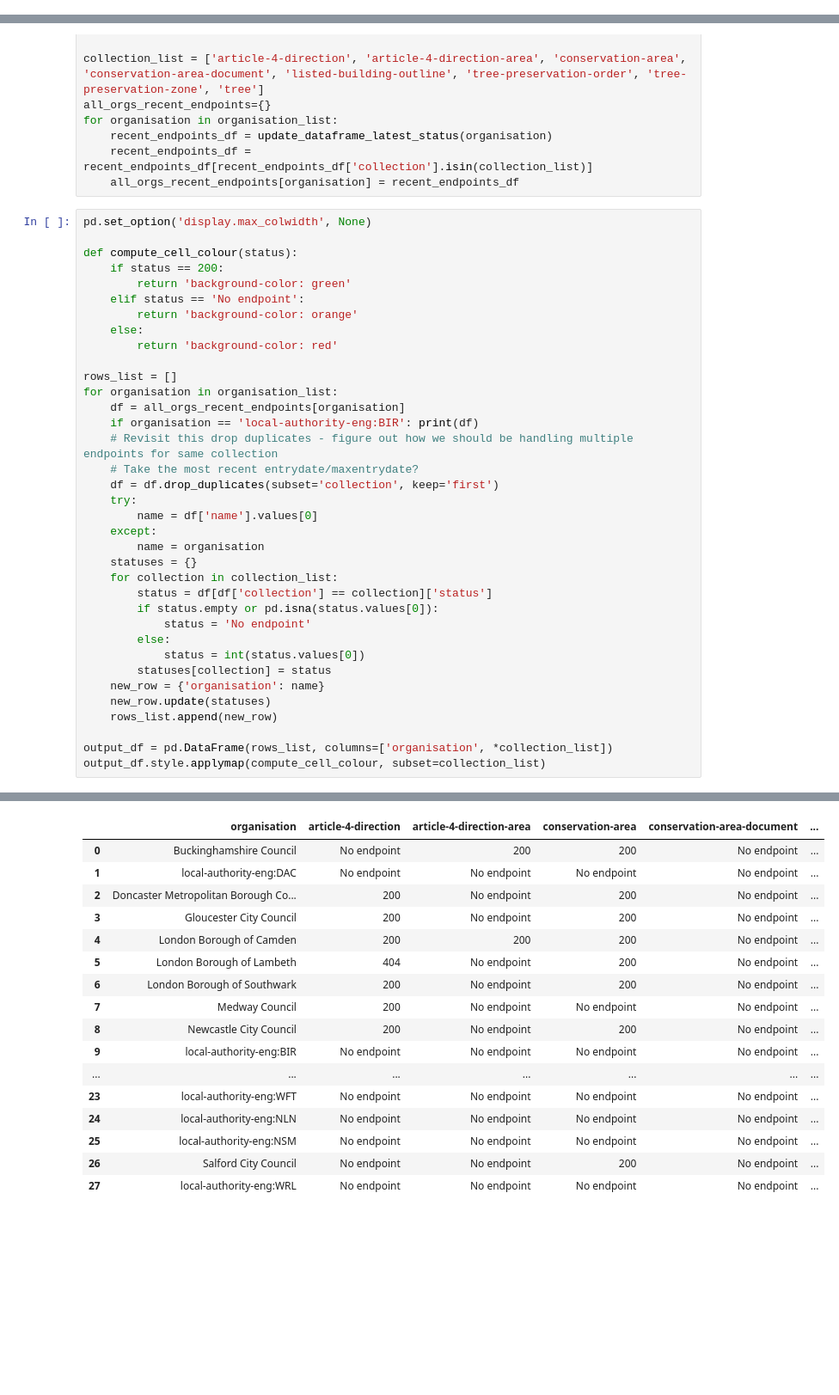
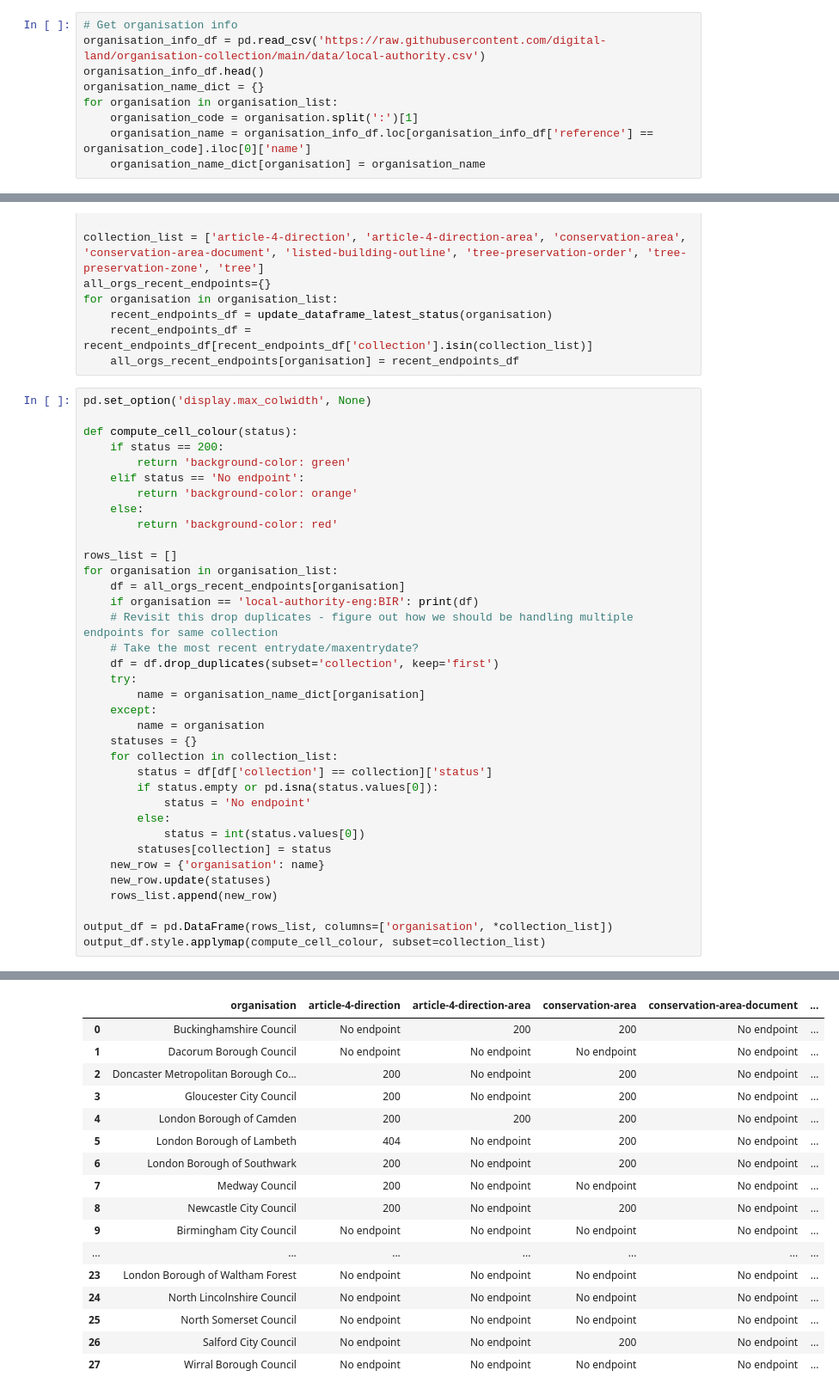
Before and after one commit to digital-land/jupyter-analysis, a Jupyter notebook: master_report.ipynb, the cells around one changed output, grey strips where cells are left out. Shown: that part at 86% size. Drawn from its saved outputs; the diff is of its cells as text; blank space fills up the shorter version.

Commit message:
Fixes incorrect organisation names

```diff
--- a/master_report.ipynb
+++ b/master_report.ipynb
@@ -32,6 +32,15 @@ else:
     print('Input file not found. Using default list of organisations.')
 # %% [output]
 Input file not found. Using default list of organisations.
+# %%
+# Get organisation info
+organisation_info_df = pd.read_csv('https://raw.githubusercontent.com/digital-land/organisation-collection/main/data/local-authority.csv')
+organisation_info_df.head()
+organisation_name_dict = {}
+for organisation in organisation_list:
+    organisation_code = organisation.split(':')[1]
+    organisation_name = organisation_info_df.loc[organisation_info_df['reference'] == organisation_code].iloc[0]['name']
+    organisation_name_dict[organisation] = organisation_name
 # %%
 datasette_url = "https://datasette.planning.data.gov.uk/"
 
@@ -122,35 +131,35 @@ def compute_cell_colour(status):
 rows_list = []
 for organisation in organisation_list:
     df = all_orgs_recent_endpoints[organisation]
     if organisation == 'local-authority-eng:BIR': print(df)
     # Revisit this drop duplicates - figure out how we should be handling multiple endpoints for same collection
     # Take the most recent entrydate/maxentrydate?
     df = df.drop_duplicates(subset='collection', keep='first')
     try:
-        name = df['name'].values[0]
+        name = organisation_name_dict[organisation]
     except:
         name = organisation
     statuses = {}
     for collection in collection_list:
         status = df[df['collection'] == collection]['status']
         if status.empty or pd.isna(status.values[0]):
             status = 'No endpoint'
         else:
             status = int(status.values[0])
         statuses[collection] = status
     new_row = {'organisation': name}
     new_row.update(statuses)
     rows_list.append(new_row)
 
 output_df = pd.DataFrame(rows_list, columns=['organisation', *collection_list])
 output_df.style.applymap(compute_cell_colour, subset=collection_list)
 # %% [output]
 Empty DataFrame
 Columns: [endpoint_url, status, collection, pipelines, organisation, name, maxentrydate, entrydate, end_date, last_status, last_updated_date, date_last_status_200]
 Index: []
 |  | organisation | article-4-direction | article-4-direction-area | conservation-area | conservation-area-document | ... |
 | 0 | Buckinghamshire Council | No endpoint | 200 | 200 | No endpoint | ... |
-| 1 | local-authority-eng:DAC | No endpoint | No endpoint | No endpoint | No endpoint | ... |
+| 1 | Dacorum Borough Council | No endpoint | No endpoint | No endpoint | No endpoint | ... |
 | 2 | Doncaster Metropolitan Borough Co... | 200 | No endpoint | 200 | No endpoint | ... |
 | 3 | Gloucester City Council | 200 | No endpoint | 200 | No endpoint | ... |
 | 4 | London Borough of Camden | 200 | 200 | 200 | No endpoint | ... |
@@ -158,10 +167,10 @@ Index: []
 | 6 | London Borough of Southwark | 200 | No endpoint | 200 | No endpoint | ... |
 | 7 | Medway Council | 200 | No endpoint | No endpoint | No endpoint | ... |
 | 8 | Newcastle City Council | 200 | No endpoint | 200 | No endpoint | ... |
-| 9 | local-authority-eng:BIR | No endpoint | No endpoint | No endpoint | No endpoint | ... |
+| 9 | Birmingham City Council | No endpoint | No endpoint | No endpoint | No endpoint | ... |
 | ... | ... | ... | ... | ... | ... | ... |
-| 23 | local-authority-eng:WFT | No endpoint | No endpoint | No endpoint | No endpoint | ... |
-| 24 | local-authority-eng:NLN | No endpoint | No endpoint | No endpoint | No endpoint | ... |
-| 25 | local-authority-eng:NSM | No endpoint | No endpoint | No endpoint | No endpoint | ... |
+| 23 | London Borough of Waltham Forest | No endpoint | No endpoint | No endpoint | No endpoint | ... |
+| 24 | North Lincolnshire Council | No endpoint | No endpoint | No endpoint | No endpoint | ... |
+| 25 | North Somerset Council | No endpoint | No endpoint | No endpoint | No endpoint | ... |
 | 26 | Salford City Council | No endpoint | No endpoint | 200 | No endpoint | ... |
-| 27 | local-authority-eng:WRL | No endpoint | No endpoint | No endpoint | No endpoint | ... |
+| 27 | Wirral Borough Council | No endpoint | No endpoint | No endpoint | No endpoint | ... |
```
